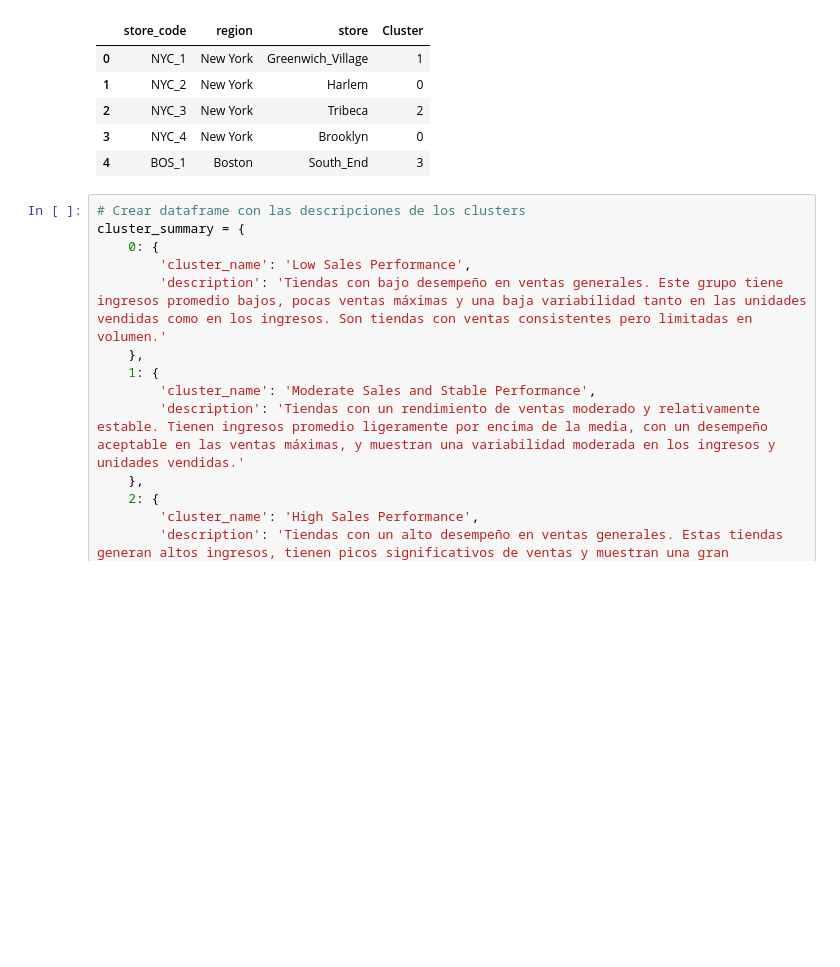
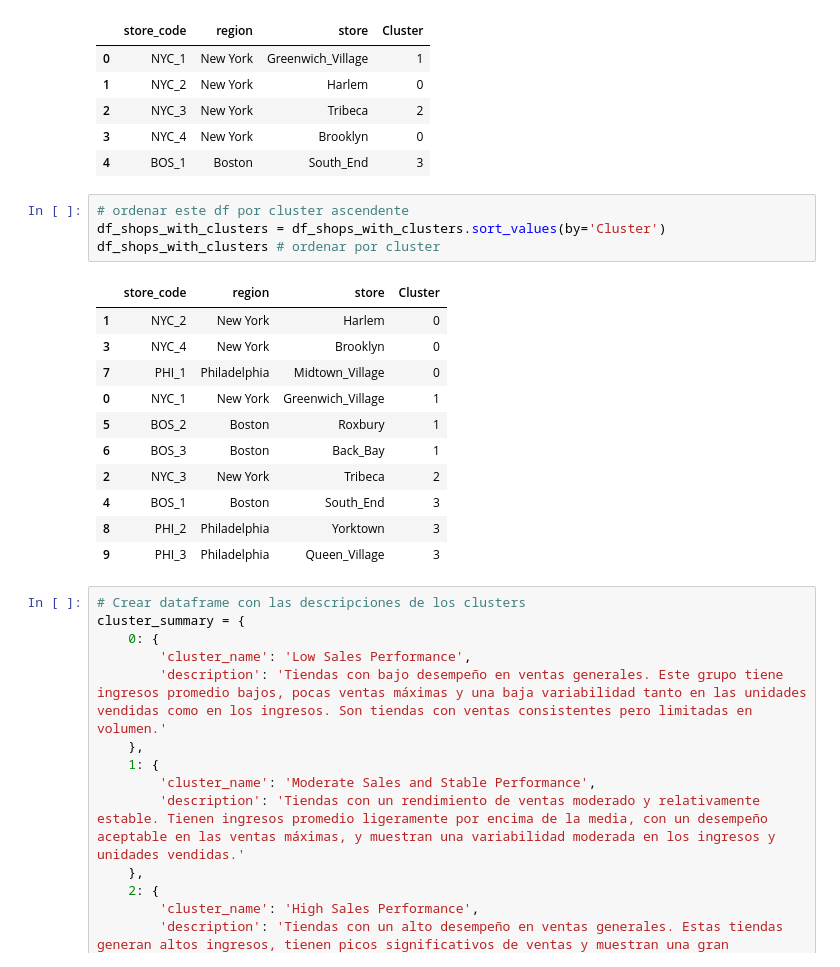
Before and after one commit to antonioMateos/grupo2retail_0424, a Jupyter notebook: 03_Clustering/04_Clustering_Tiendas.ipynb, the cells around one changed output. Cells and saved outputs as stored; diff of their text form; blank space fills up the shorter version.

Commit message:
Shops clustering update

```diff
--- a/03_Clustering/04_Clustering_Tiendas.ipynb
+++ b/03_Clustering/04_Clustering_Tiendas.ipynb
@@ -514,6 +514,22 @@ df_shops_with_clusters.head()
 | 2 | NYC_3 | New York | Tribeca | 2 |
 | 3 | NYC_4 | New York | Brooklyn | 0 |
 | 4 | BOS_1 | Boston | South_End | 3 |
+# %%
+# ordenar este df por cluster ascendente
+df_shops_with_clusters = df_shops_with_clusters.sort_values(by='Cluster')
+df_shops_with_clusters # ordenar por cluster
+# %% [output]
+|  | store_code | region | store | Cluster |
+| 1 | NYC_2 | New York | Harlem | 0 |
+| 3 | NYC_4 | New York | Brooklyn | 0 |
+| 7 | PHI_1 | Philadelphia | Midtown_Village | 0 |
+| 0 | NYC_1 | New York | Greenwich_Village | 1 |
+| 5 | BOS_2 | Boston | Roxbury | 1 |
+| 6 | BOS_3 | Boston | Back_Bay | 1 |
+| 2 | NYC_3 | New York | Tribeca | 2 |
+| 4 | BOS_1 | Boston | South_End | 3 |
+| 8 | PHI_2 | Philadelphia | Yorktown | 3 |
+| 9 | PHI_3 | Philadelphia | Queen_Village | 3 |
 # %%
 # Crear dataframe con las descripciones de los clusters
 cluster_summary = {
```
